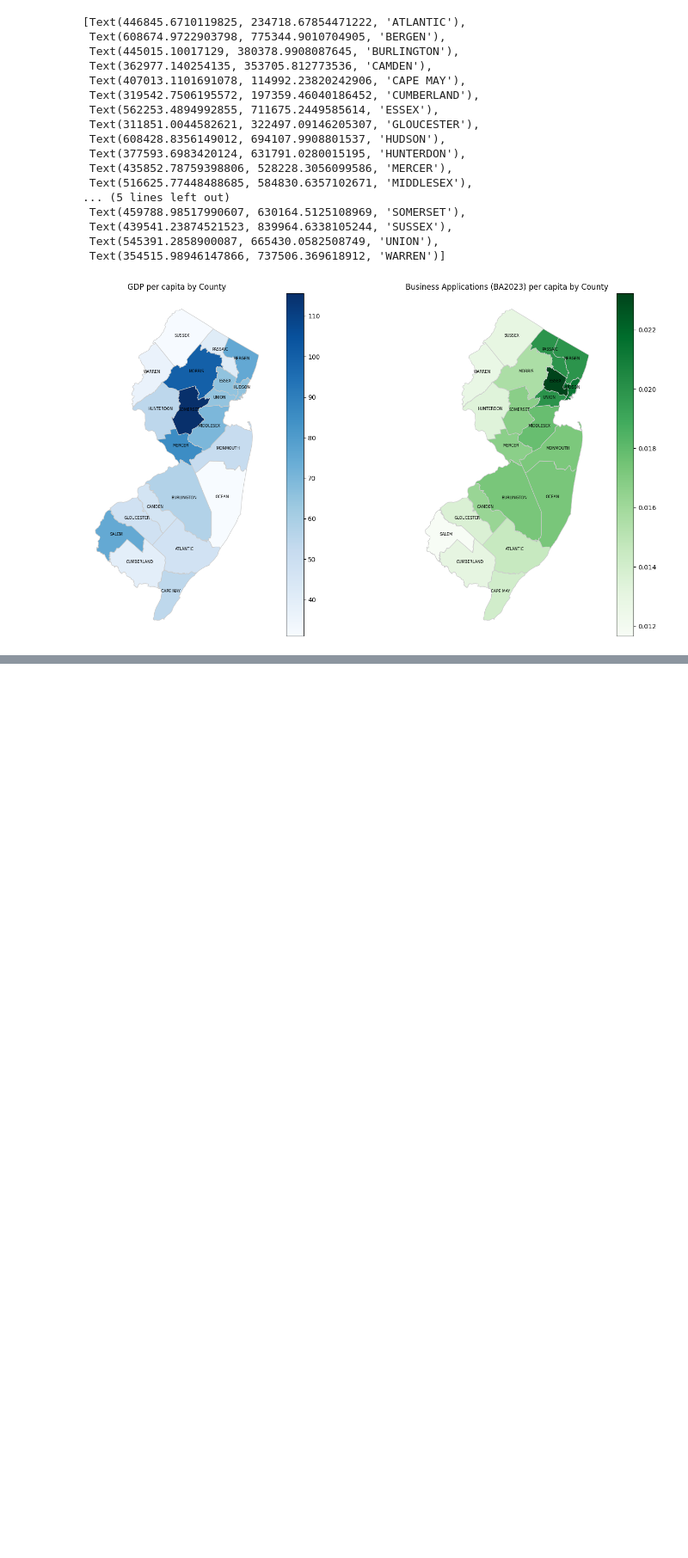
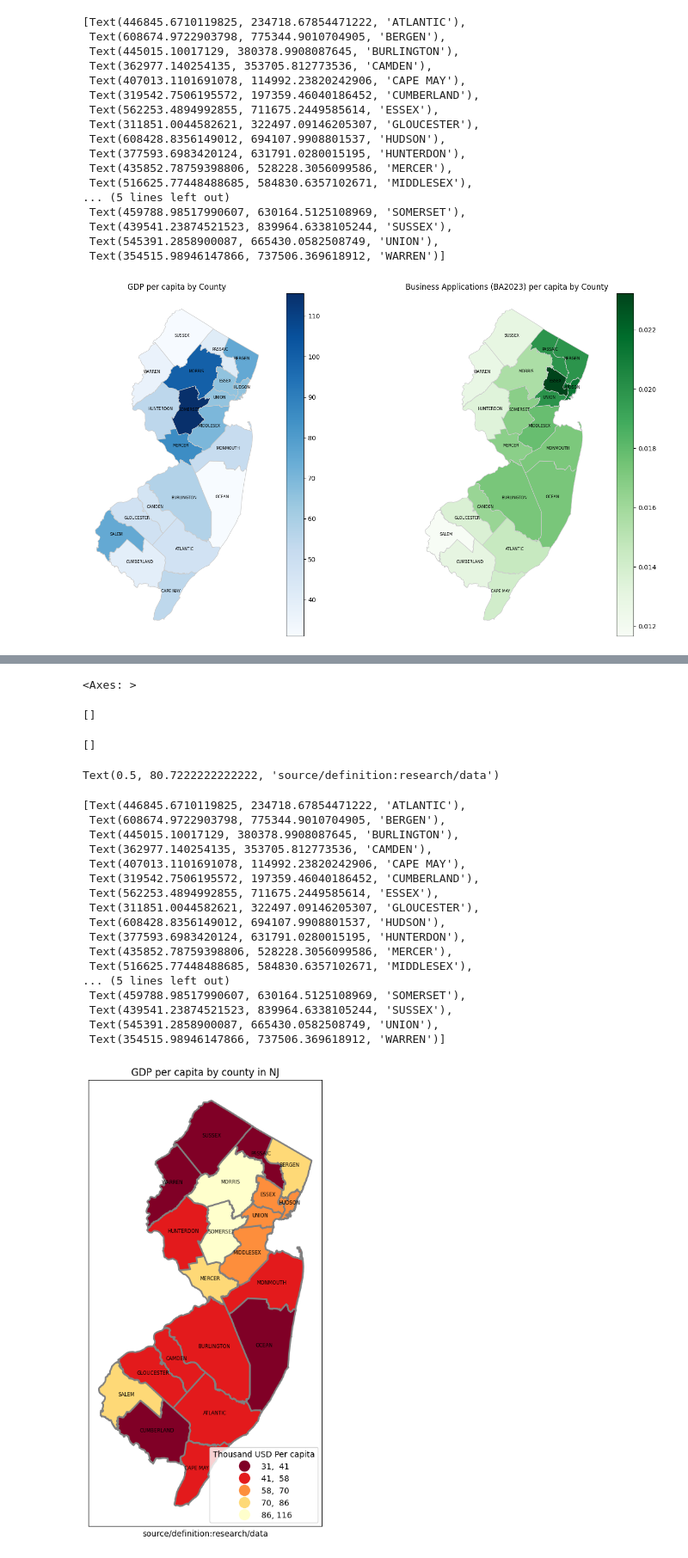
Before and after one commit to shirleyrutgers/GIS, a Jupyter notebook: PS1.ipynb, the cells around one changed output, grey strips where cells are left out. Shown at 86% size. Drawn from its saved outputs; the diff is of its cells as text; code cells hidden in the pictures; blank space fills up the shorter version.

```diff
--- a/PS1.ipynb
+++ b/PS1.ipynb
@@ -551,7 +572,11 @@ Text(1.02, 1.02, 'Middlesex')
 #df4_table.head()
 # %%
 # Fix Uppercase
+
+df4_table = df4_table.rename(columns={"County": "COUNTY"})
 df4_table["COUNTY"] = df4_table["COUNTY"].str.upper().str.strip()
+
+#df4_table["COUNTY"] = df4_table["COUNTY"].str.upper().str.strip()
 nj["COUNTY"] = nj["COUNTY"].str.upper().str.strip()
 
 # Outer merge + indicador
@@ -1327,0 +1365,39 @@ Text(0.5, 1.0, 'Business Applications (BA2023) per capita by County')
+# %%
+#Use clear bins as opposed to continuous
+fig, ax = plt.subplots(1, figsize=(6,10))
+nj_merged_df1.plot(ax=ax,column='GDP per capita',legend=True,cmap='YlOrRd_r',
+          scheme='natural_breaks',k=5, edgecolor='grey',linewidth=2,
+          legend_kwds= {"fmt": "{:,.0f}",'loc':'lower right','markerscale':1.4})
+leg1 = ax.get_legend()
+leg1.set_title('''Thousand USD Per capita''')
+ax.title.set_text("GDP per capita by county in NJ")
+ax.set_xticks([]) #kills xticks
+ax.set_yticks([]) #kills xticks
+ax.set_xlabel('''source/definition:research/data''')
+[ax.annotate(r["COUNTY"], (r.geometry.centroid.x, r.geometry.centroid.y), ha="center", fontsize=6, color="black") for _, r in nj_merged_df1.iterrows()]
+
+#plt.savefig('fig.pdf',bbox_inches='tight') #,pad_inches=0.1, dpi=200, transparent=True #eps, jpeg, jpg, pdf, pgf, png, ps, raw, rgba, svg, svgz, tif, tiff
+#files.download('fig.pdf') #note can also right click fig and save image as
+# %% [output]
+<Axes: >
+[]
+[]
+Text(0.5, 80.7222222222222, 'source/definition:research/data')
+[Text(446845.6710119825, 234718.67854471222, 'ATLANTIC'),
+ Text(608674.9722903798, 775344.9010704905, 'BERGEN'),
+ Text(445015.10017129, 380378.9908087645, 'BURLINGTON'),
+ Text(362977.140254135, 353705.812773536, 'CAMDEN'),
+ Text(407013.1101691078, 114992.23820242906, 'CAPE MAY'),
+ Text(319542.7506195572, 197359.46040186452, 'CUMBERLAND'),
+ Text(562253.4894992855, 711675.2449585614, 'ESSEX'),
+ Text(311851.0044582621, 322497.09146205307, 'GLOUCESTER'),
+ Text(608428.8356149012, 694107.9908801537, 'HUDSON'),
+ Text(377593.6983420124, 631791.0280015195, 'HUNTERDON'),
+ Text(435852.78759398806, 528228.3056099586, 'MERCER'),
+ Text(516625.77448488685, 584830.6357102671, 'MIDDLESEX'),
+... (5 lines left out)
+ Text(459788.98517990607, 630164.5125108969, 'SOMERSET'),
+ Text(439541.23874521523, 839964.6338105244, 'SUSSEX'),
+ Text(545391.2858900087, 665430.0582508749, 'UNION'),
+ Text(354515.98946147866, 737506.369618912, 'WARREN')]
+[figure, added]
```
Also changed, not shown: parts of 15 cells of this notebook.
